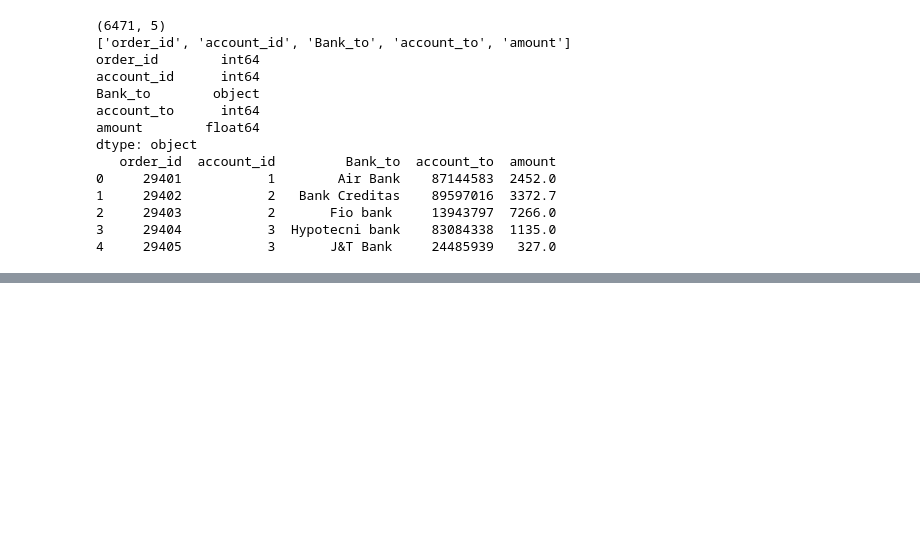
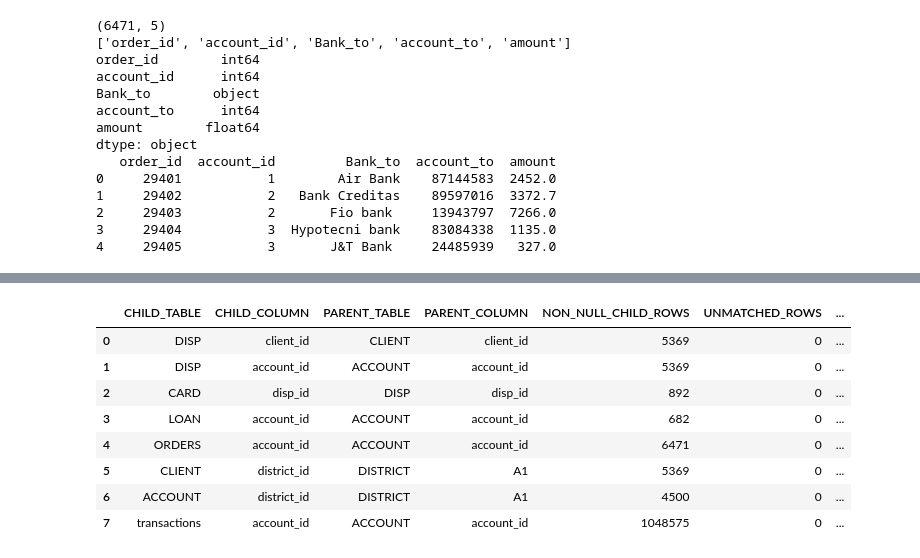
Before and after one commit to khyatiDataQuests/Banking-Finace-Adhoc-Analysis, a Jupyter notebook: Notebooks/data understanding.ipynb, the cells around one changed output, grey strips where cells are left out. Drawn from its saved outputs; the diff is of its cells as text; code cells hidden in the pictures; blank space fills up the shorter version.

```diff
--- a/Notebooks/data understanding.ipynb
+++ b/Notebooks/data understanding.ipynb
@@ -80,20 +109,8 @@ CARD
 # %%
-import pandas as pd
-from pathlib import Path
-
-DATA_DIR = Path.cwd().parent / "Datasets"
 PROCESSED_DIR = DATA_DIR / "processed"
 PROCESSED_DIR.mkdir(parents=True, exist_ok=True)
 
-files = [
-    "trnx_16.csv",
-    "trnx_17.csv",
-    "trnx_18.csv",
-    "trnx_19_NEW.csv",
-    "trnx_20_NEW.csv",
-    "trnx_21_NEW.csv"
-]
-
+files = ["trnx_16.csv","trnx_17.csv","trnx_18.csv","trnx_19_NEW.csv","trnx_20_NEW.csv","trnx_21_NEW.csv"]
 frames = []
 for filename in files:
     file_path = DATA_DIR / filename
@@ -110,8 +127,6 @@ print("Rows:", len(transactions))
 print("Columns:", len(transactions.columns))
 print("Date range:", transactions["date"].min(),
       "to", transactions["date"].max())
-print("Duplicate transaction IDs:",
-      transactions["trans_id"].duplicated().sum())
 print("File saved at:", output_path)
 # %% [output]
 Consolidation completed!
@@ -122,0 +160,4 @@ File saved at: c:\Users\laptop\OneDrive\Documents\BankingFinanceAdHocAnalysis\Da
+# %%
+datasets["transactions"] = transactions
+
+print(datasets.keys())
@@ -163,0 +321,41 @@ dtype: object
+# %%
+relationships = [
+    ("DISP", "client_id", "CLIENT", "client_id"),
+    ("DISP", "account_id", "ACCOUNT", "account_id"),
+    ("CARD", "disp_id", "DISP", "disp_id"),
+    ("LOAN", "account_id", "ACCOUNT", "account_id"),
+    ("ORDERS", "account_id", "ACCOUNT", "account_id"),
+    ("CLIENT", "district_id", "DISTRICT", "A1"),
+    ("ACCOUNT", "district_id", "DISTRICT", "A1"),
+    ("transactions", "account_id", "ACCOUNT", "account_id")
+]
+
+relationship_results = []
+
+for child, child_col, parent, parent_col in relationships:
+    child_values = datasets[child][child_col].dropna()
+    parent_values = set(datasets[parent][parent_col].dropna())
+    unmatched = ~child_values.isin(parent_values)
+
+    relationship_results.append({
+        "CHILD_TABLE": child,
+        "CHILD_COLUMN": child_col,
+        "PARENT_TABLE": parent,
+        "PARENT_COLUMN": parent_col,
+        "NON_NULL_CHILD_ROWS": len(child_values),
+        "UNMATCHED_ROWS": int(unmatched.sum()),
+        "UNMATCHED_DISTINCT_VALUES": int(child_values[unmatched].nunique())
+    })
+
+relationship_report = pd.DataFrame(relationship_results)
+display(relationship_report)
+# %% [output]
+|  | CHILD_TABLE | CHILD_COLUMN | PARENT_TABLE | PARENT_COLUMN | NON_NULL_CHILD_ROWS | UNMATCHED_ROWS | ... |
+| 0 | DISP | client_id | CLIENT | client_id | 5369 | 0 | ... |
+| 1 | DISP | account_id | ACCOUNT | account_id | 5369 | 0 | ... |
+| 2 | CARD | disp_id | DISP | disp_id | 892 | 0 | ... |
+| 3 | LOAN | account_id | ACCOUNT | account_id | 682 | 0 | ... |
+| 4 | ORDERS | account_id | ACCOUNT | account_id | 6471 | 0 | ... |
+| 5 | CLIENT | district_id | DISTRICT | A1 | 5369 | 0 | ... |
+| 6 | ACCOUNT | district_id | DISTRICT | A1 | 4500 | 0 | ... |
+| 7 | transactions | account_id | ACCOUNT | account_id | 1048575 | 0 | ... |
```
Also changed, not shown: parts of 19 cells of this notebook, 3 other files.
